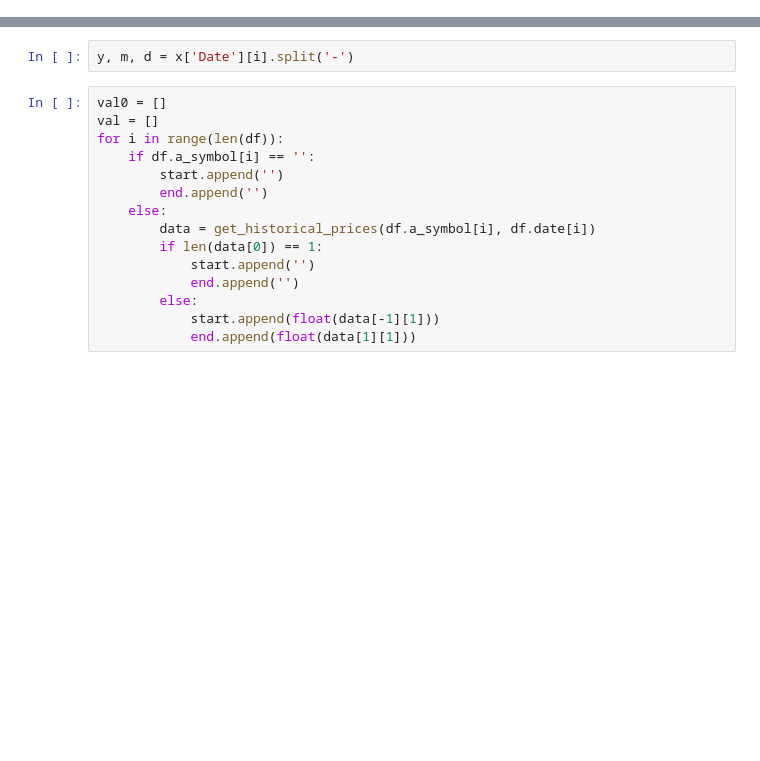
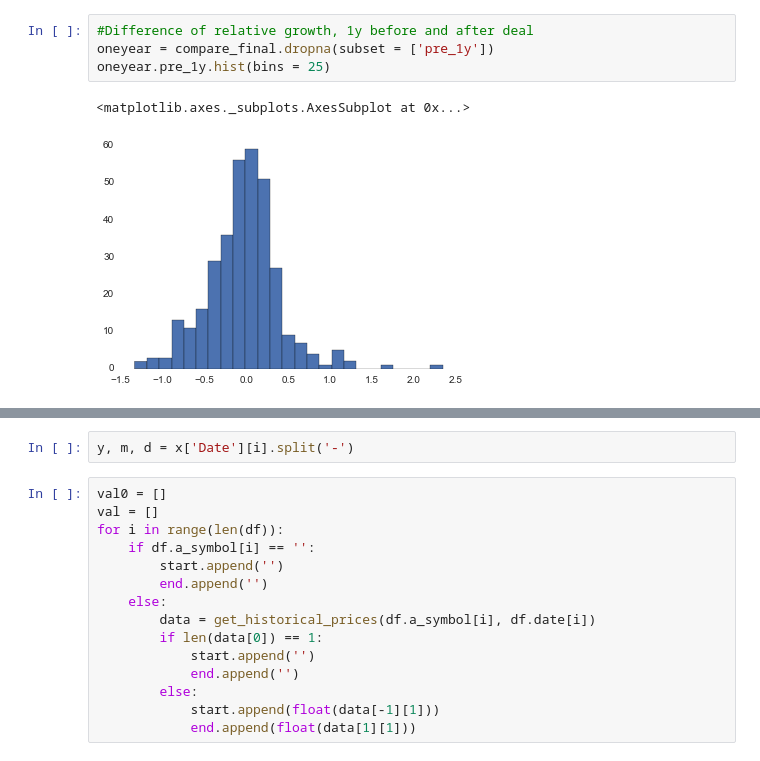
Before and after one commit to zfcousens/med_deals, a Jupyter notebook: Acquirer.ipynb, the cells around one changed output, grey strips where cells are left out. Cells and saved outputs as stored; diff of their text form; blank space fills up the shorter version.

```diff
--- a/Acquirer.ipynb
+++ b/Acquirer.ipynb
@@ -150,0 +482,7 @@ datetime.datetime(2014, 3, 15, 0, 0)
+# %%
+#Difference of relative growth, 1y before and after deal
+oneyear = compare_final.dropna(subset = ['pre_1y'])
+oneyear.pre_1y.hist(bins = 25)
+# %% [output]
+<matplotlib.axes._subplots.AxesSubplot at 0x...>
+[figure, added]
```
Also changed, not shown: parts of 54 cells of this notebook, 2 other files.
